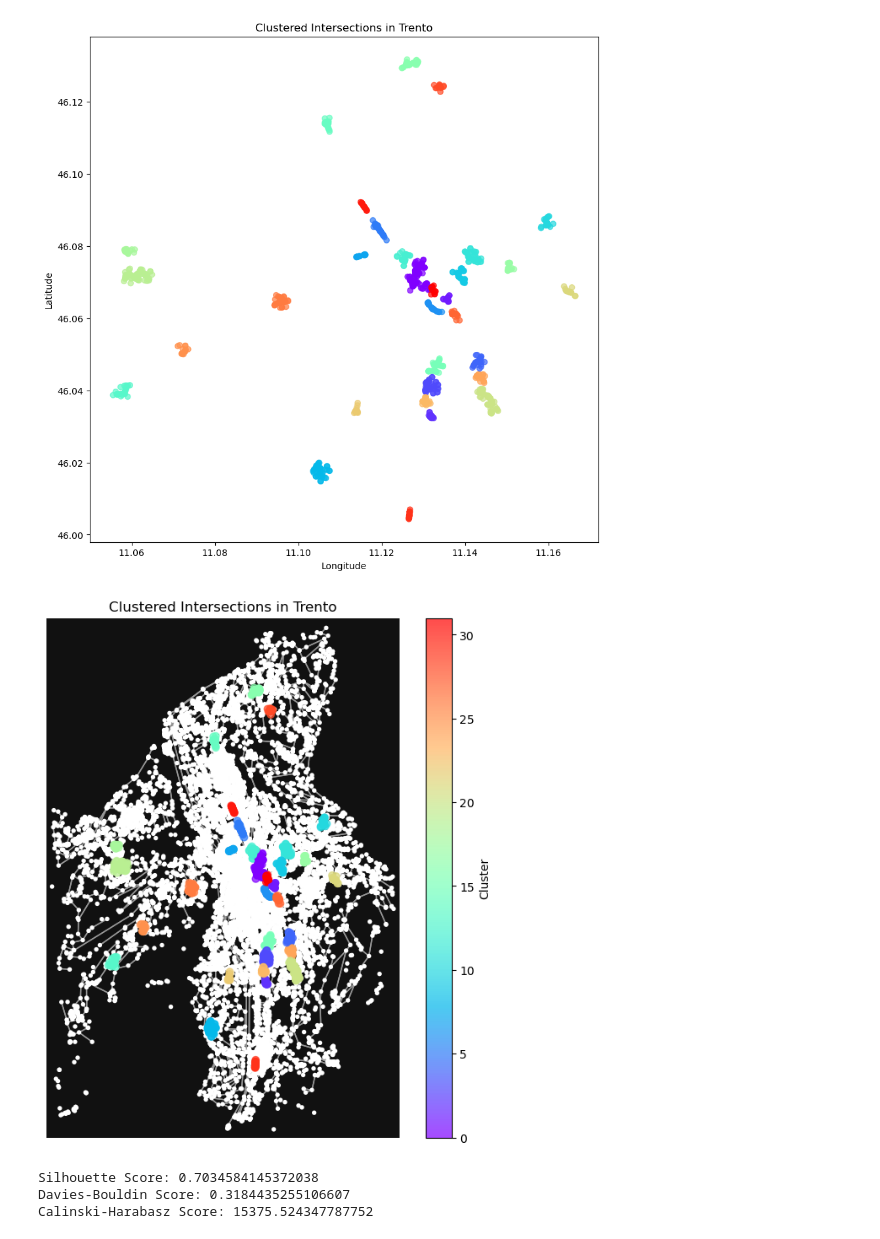
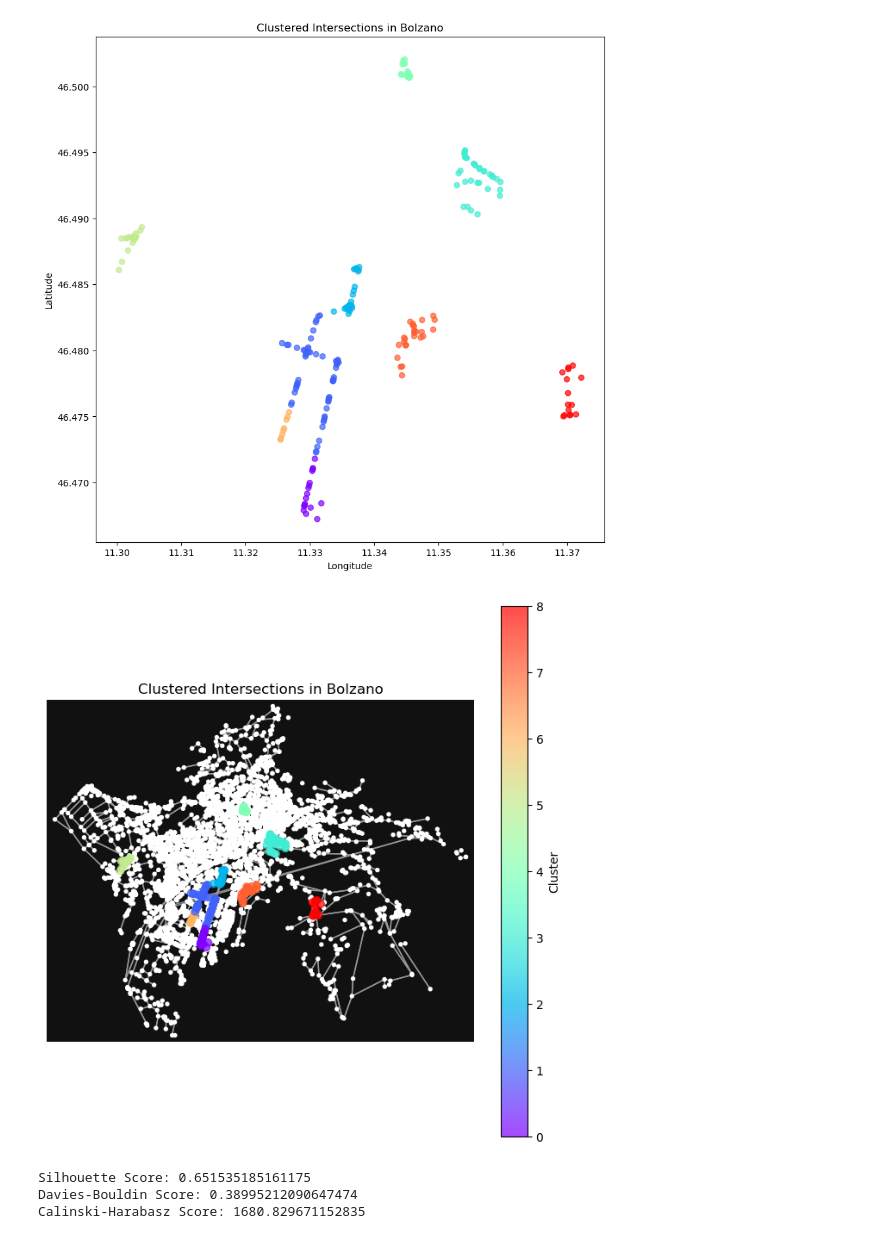
Before and after one commit to dclfbk/LTSBikePlan, a Jupyter notebook: code/cluster_analysis.ipynb, the cells around one changed output. Saved outputs shown, nothing was run; the diff lists cells and outputs as text; code cells hidden in the pictures.

Commit message:
Bolzano 2

```diff
--- a/code/cluster_analysis.ipynb
+++ b/code/cluster_analysis.ipynb
@@ -151,7 +151,7 @@ import matplotlib.cm as cm
 # If you see many clusters close to each other or a large cluster, it indicates that particular region experiences high stress.
 
 base_path = "/Users/leonardo/Desktop/Tesi/LTSBikePlan/images"
-city_name = "Trento"
+city_name = "Bolzano"
 
 # Create the path for the new folder
 city_folder_path = os.path.join(base_path, city_name)
@@ -161,7 +161,7 @@ if not os.path.exists(city_folder_path):
     os.makedirs(city_folder_path)
 
 # Load data
-filepath = "/Users/leonardo/Desktop/Tesi/LTSBikePlan/data/Trento_lts.graphml"
+filepath = "/Users/leonardo/Desktop/Tesi/LTSBikePlan/data/Bolzano_lts.graphml"
 G_lts = ox.load_graphml(filepath)
 G_lts = ox.project_graph(G_lts, to_crs='EPSG:4326')
 crs = G_lts.graph['crs']
@@ -262,8 +262,8 @@ print(f'Calinski-Harabasz Score: {calinski_harabasz}')
-[figure, old version]
+[figure, new version]
-[figure, old version]
+[figure, new version]
-Silhouette Score: 0.7034584145372038
-Davies-Bouldin Score: 0.3184435255106607
-Calinski-Harabasz Score: 15375.524347787752
+Silhouette Score: 0.651535185161175
+Davies-Bouldin Score: 0.38995212090647474
+Calinski-Harabasz Score: 1680.829671152835
 # %%
 # #HDBSCAN cluster algorithm
 
```
Also changed, not shown: parts of 3 cells of this notebook, 38 other files.
